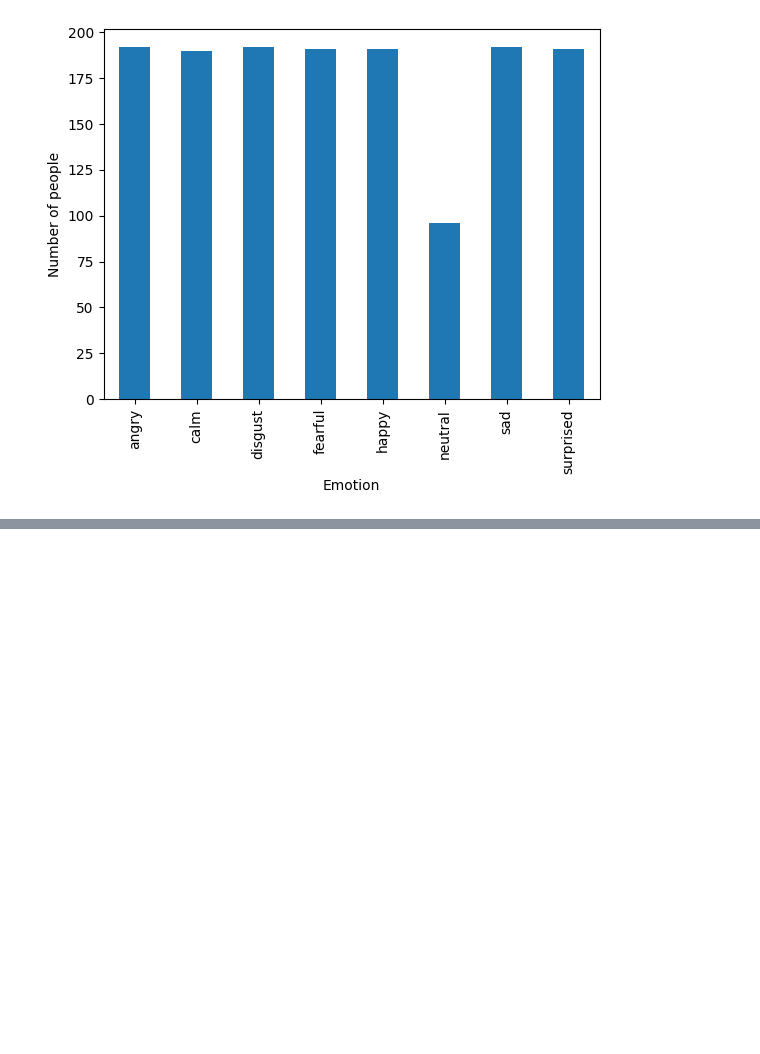
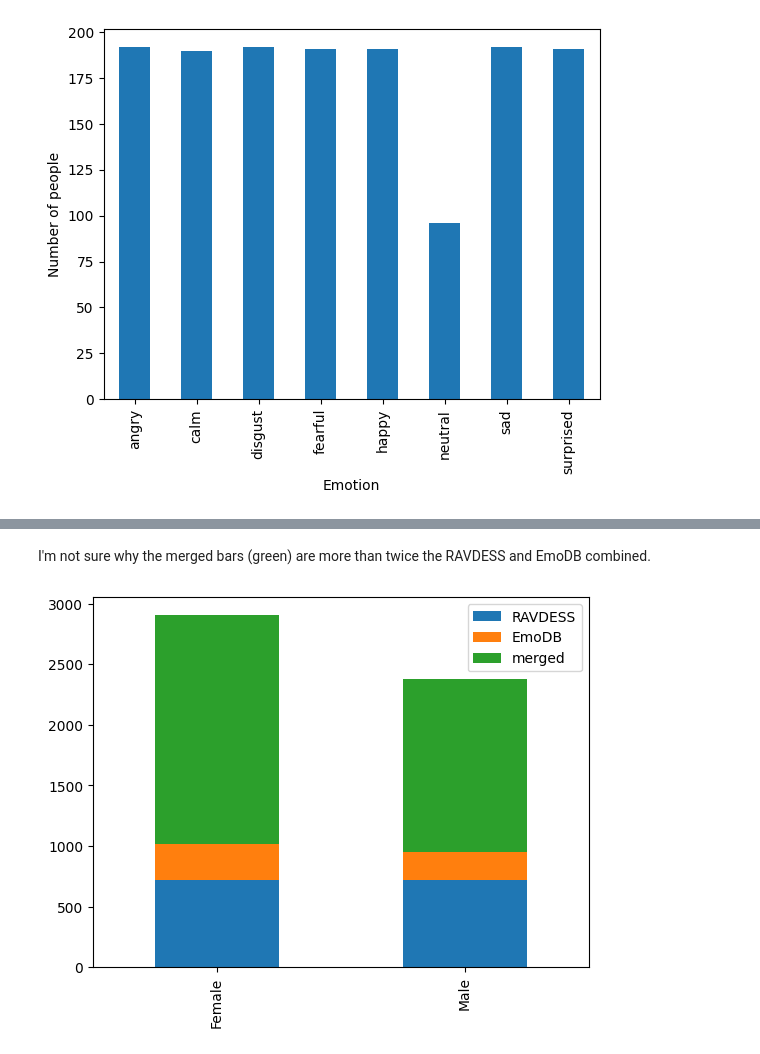
Before and after one commit to SorrenJ/Week-2_Data_Preprocessing, a Jupyter notebook: Week_2_Data_Preprocessing.ipynb, the cells around one changed output, grey strips where cells are left out. Cells and saved outputs as stored; diff of their text form; code cells hidden in the pictures; blank space fills up the shorter version.

```diff
--- a/Week_2_Data_Preprocessing.ipynb
+++ b/Week_2_Data_Preprocessing.ipynb
@@ -1230,0 +1233,3 @@ py.show()
+# %%
+merged_df = pd.merge(emodb_df, ravdess_df, how="inner")
+merged_df
@@ -1230,0 +1278,17 @@ py.show()
+# %% [markdown]
+I'm not sure why the merged bars (green) are more than twice the RAVDESS and EmoDB combined.
+# %%
+from mmap import MADV_MERGEABLE
+import matplotlib.pyplot as py
+import seaborn as sea
+
+ravdess = ravdess_df.groupby('Gender').size()
+emodb = emodb_df.groupby('Gender').size()
+merge = merged_df.groupby('Gender').size()
+index = ['Female','Male']
+df = pd.DataFrame({'RAVDESS':ravdess,
+                   'EmoDB':emodb,'merged':merge}, index=index)
+
+ax = df.plot.bar(stacked=True)
+# %% [output]
+[figure, added]
```
Also changed, not shown: parts of 10 cells of this notebook.
